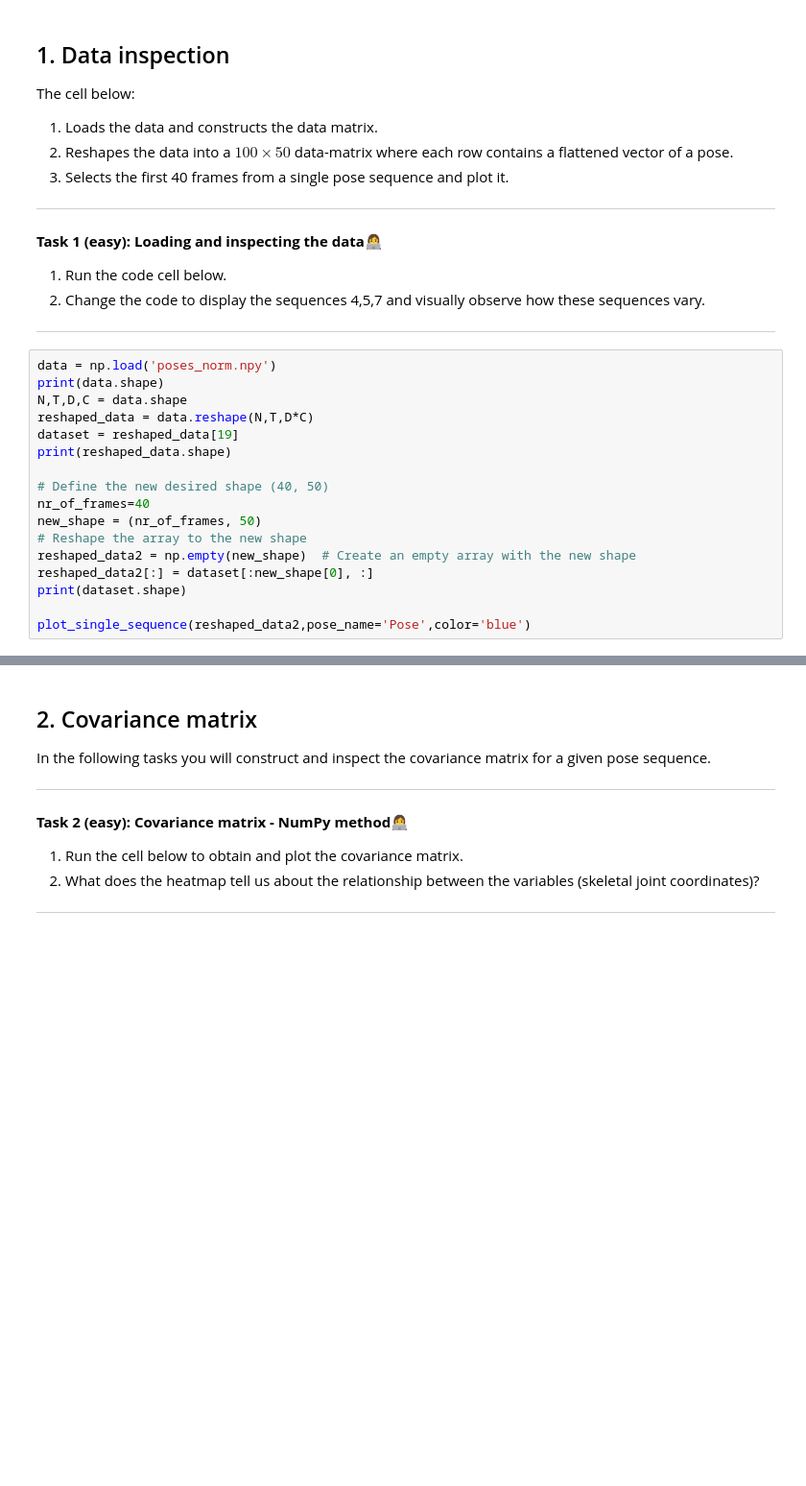
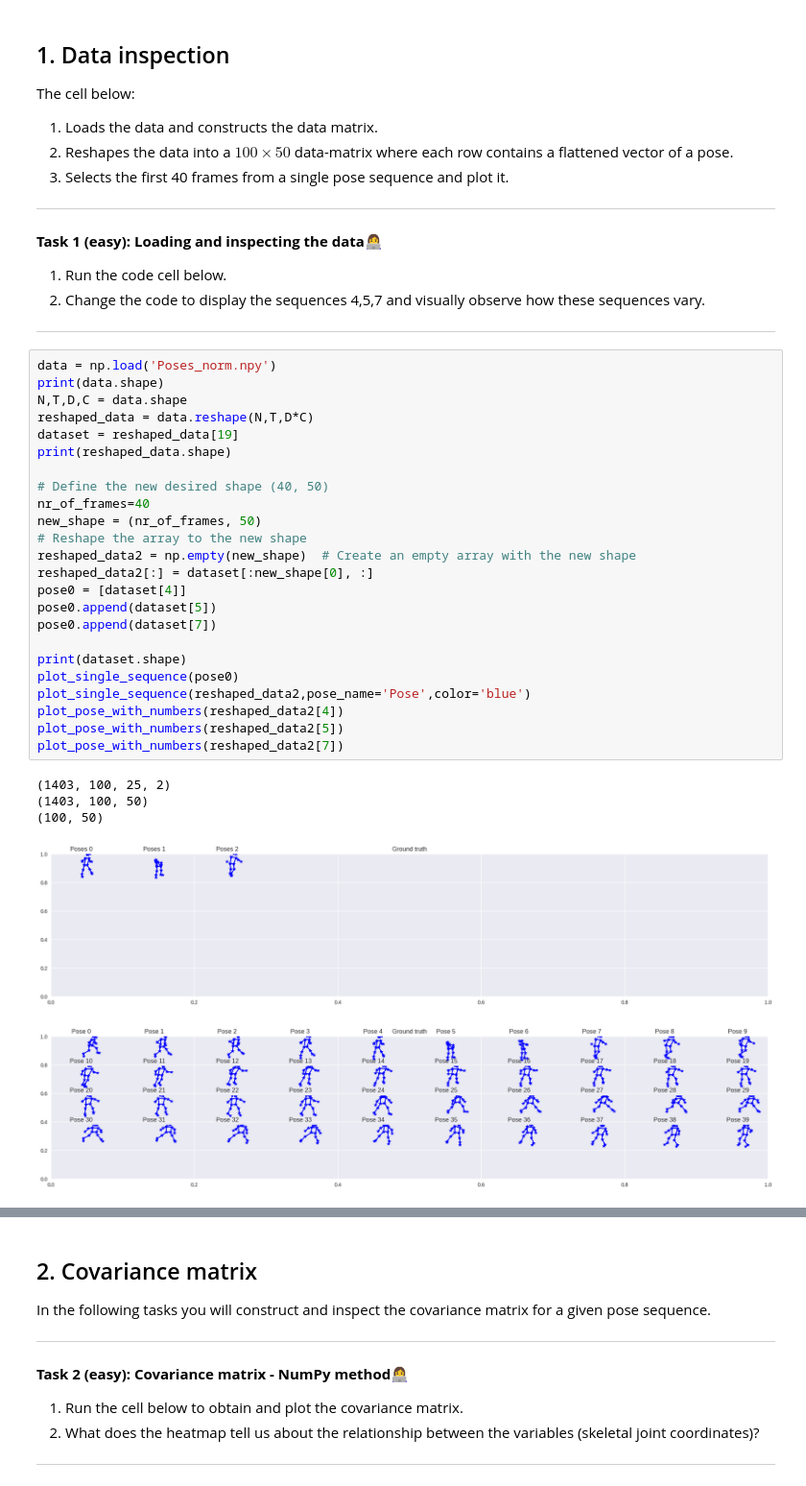
Before and after one commit to Slug-Boi-ITU-Repositories/iml_exercises, a Jupyter notebook: pca_inclass/inclass11.ipynb, the cells around one changed output, grey strips where cells are left out. Shown at 96% size. Cells and saved outputs as stored; diff of their text form; blank space fills up the shorter version.

```diff
--- a/pca_inclass/inclass11.ipynb
+++ b/pca_inclass/inclass11.ipynb
@@ -28,19 +28,32 @@ The cell below:
 
 ---
 # %%
-data = np.load('poses_norm.npy')
+data = np.load('Poses_norm.npy')
 print(data.shape)
 N,T,D,C = data.shape
 reshaped_data = data.reshape(N,T,D*C)
 dataset = reshaped_data[19]
 print(reshaped_data.shape)
 
 # Define the new desired shape (40, 50)
 nr_of_frames=40
 new_shape = (nr_of_frames, 50)
 # Reshape the array to the new shape
 reshaped_data2 = np.empty(new_shape)  # Create an empty array with the new shape
 reshaped_data2[:] = dataset[:new_shape[0], :]
+pose0 = [dataset[4]]
+pose0.append(dataset[5])
+pose0.append(dataset[7])
+
 print(dataset.shape)
-
+plot_single_sequence(pose0)
 plot_single_sequence(reshaped_data2,pose_name='Pose',color='blue')
+plot_pose_with_numbers(reshaped_data2[4])
+plot_pose_with_numbers(reshaped_data2[5])
+plot_pose_with_numbers(reshaped_data2[7])
+# %% [output]
+(1403, 100, 25, 2)
+(1403, 100, 50)
+(100, 50)
+[figure, added]
+[figure, added]
```
Also changed, not shown: parts of 7 cells of this notebook, 1 other file.
